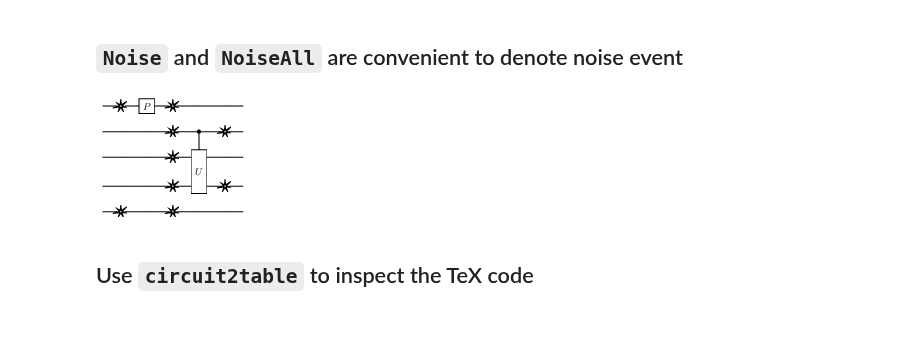
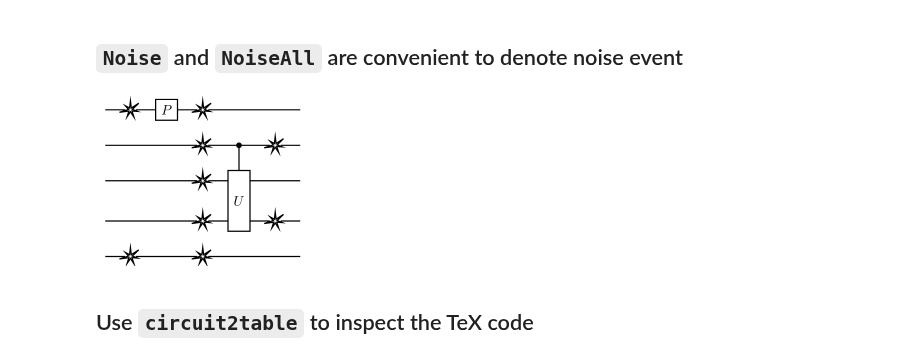
Before and after one commit to QuantumSavory/Quantikz.jl, a Jupyter notebook: Quantikz.ipynb, the cells around one changed output. Saved outputs shown, nothing was run; the diff lists cells and outputs as text; code cells hidden in the pictures; blank space fills up the shorter version.

```diff
--- a/Quantikz.ipynb
+++ b/Quantikz.ipynb
@@ -67,17 +65,15 @@ displaycircuit(
 # %% [markdown]
 ## `Noise` and `NoiseAll` are convenient to denote noise event
 # %%
-displaycircuit(
 [
     Noise([1,5]),
     P(1),
     NoiseAll(),
     MultiControlU("U",[2],[],[3,4]),
     Noise([2,4]),
 ]
-)
 # %% [output]
-[figure, old version]
+[figure, new version]
 # %% [markdown]
 ## Use `circuit2table` to inspect the TeX code
 # %%
```
Also changed, not shown: parts of 8 cells of this notebook, 1 other file.
